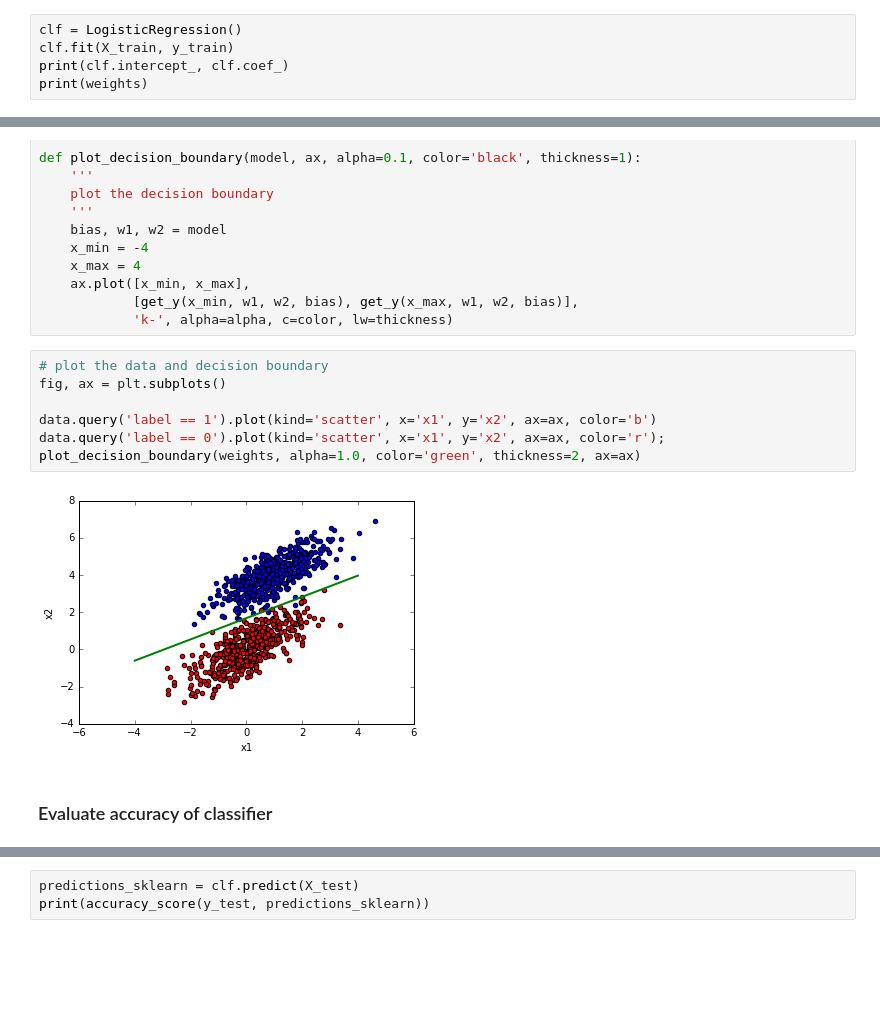
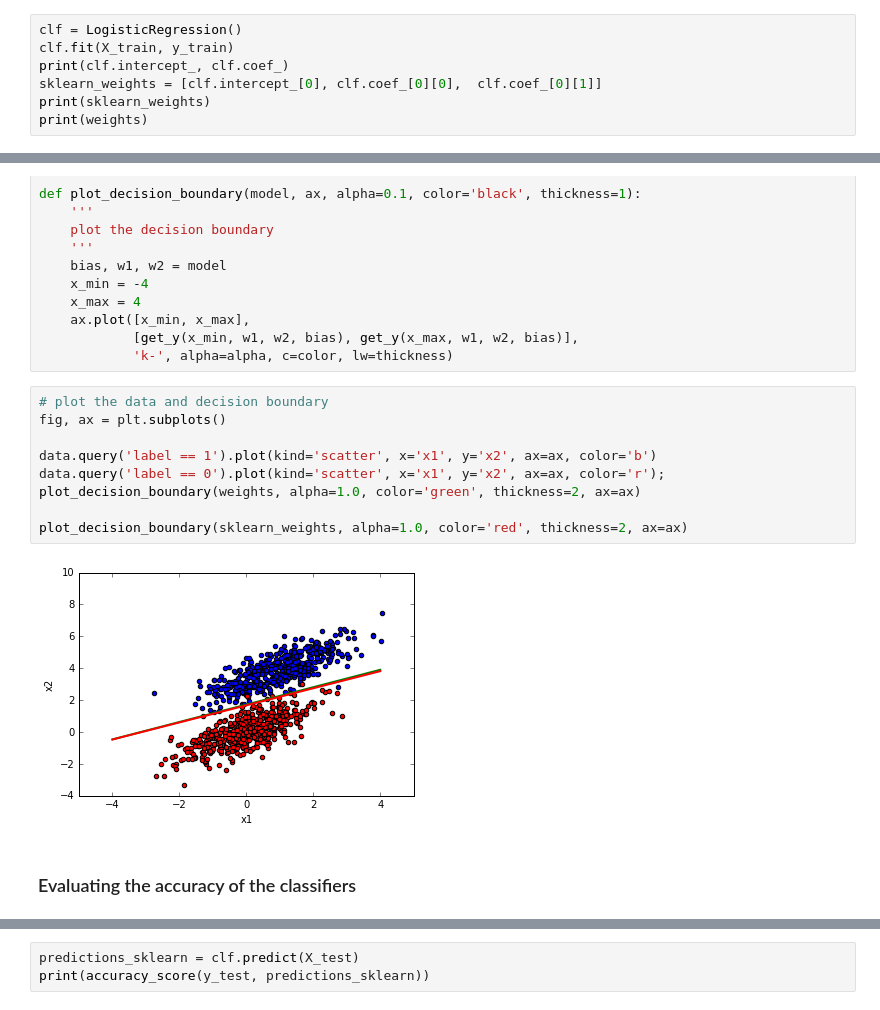
Before and after one commit to bplank/ltp-notebooks-2017, a Jupyter notebook: 01_Intro_to_ML.ipynb, the cells around one changed output, grey strips where cells are left out. Cells and saved outputs as stored; diff of their text form; blank space fills up the shorter version.

```diff
--- a/01_Intro_to_ML.ipynb
+++ b/01_Intro_to_ML.ipynb
@@ -483,6 +483,8 @@ How good are these weights? Lets compare with `sklearn`.
 clf = LogisticRegression()
 clf.fit(X_train, y_train)
 print(clf.intercept_, clf.coef_)
+sklearn_weights = [clf.intercept_[0], clf.coef_[0][0],  clf.coef_[0][1]]
+print(sklearn_weights)
 print(weights)
 # %% [output]
 [-5.29246421] [[-1.69513242  3.16192486]]
@@ -510,14 +513,16 @@ def plot_decision_boundary(model, ax, alpha=0.1, color='black', thickness=1):
 # %%
 # plot the data and decision boundary
 fig, ax = plt.subplots()
 
 data.query('label == 1').plot(kind='scatter', x='x1', y='x2', ax=ax, color='b')
 data.query('label == 0').plot(kind='scatter', x='x1', y='x2', ax=ax, color='r');
 plot_decision_boundary(weights, alpha=1.0, color='green', thickness=2, ax=ax)
+
+plot_decision_boundary(sklearn_weights, alpha=1.0, color='red', thickness=2, ax=ax)
 # %% [output]
-[figure, old version]
+[figure, new version]
 # %% [markdown]
-### Evaluate accuracy of classifier
+### Evaluating the accuracy of the classifiers
 # %%
 from sklearn.metrics import accuracy_score
 
```
Also changed, not shown: parts of 8 cells of this notebook.
